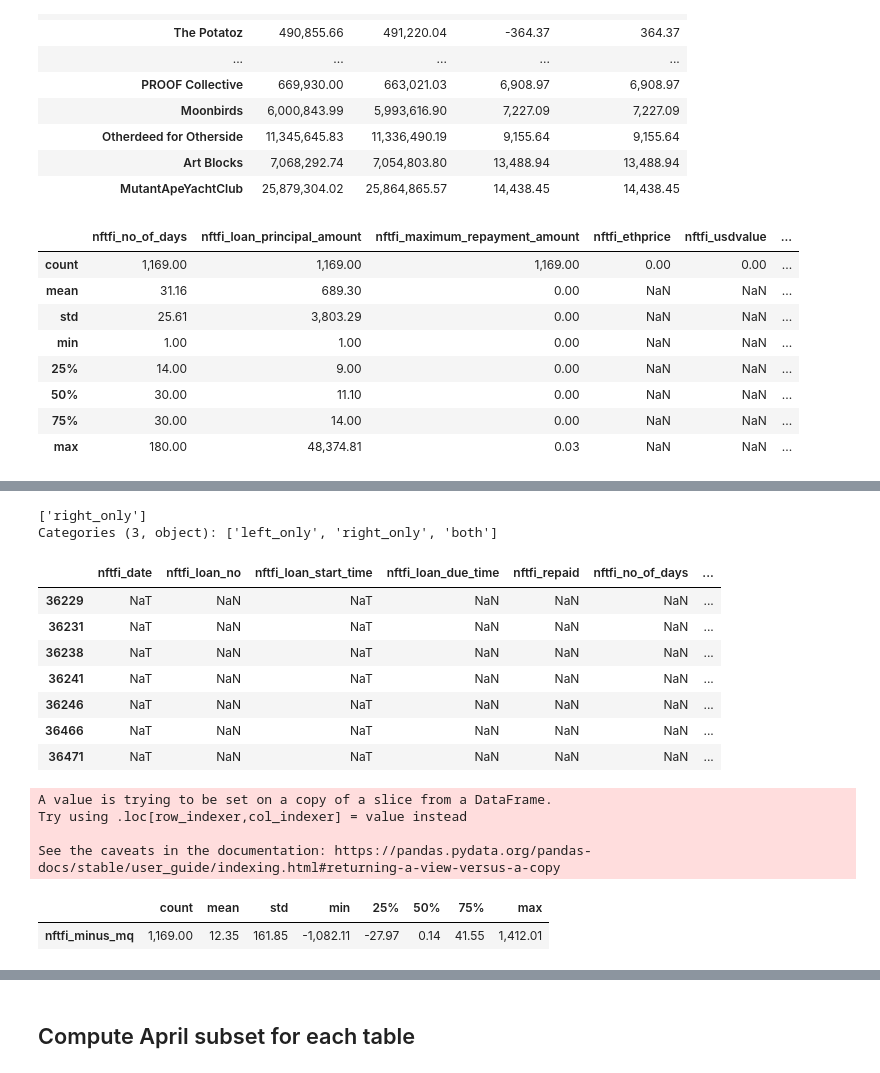
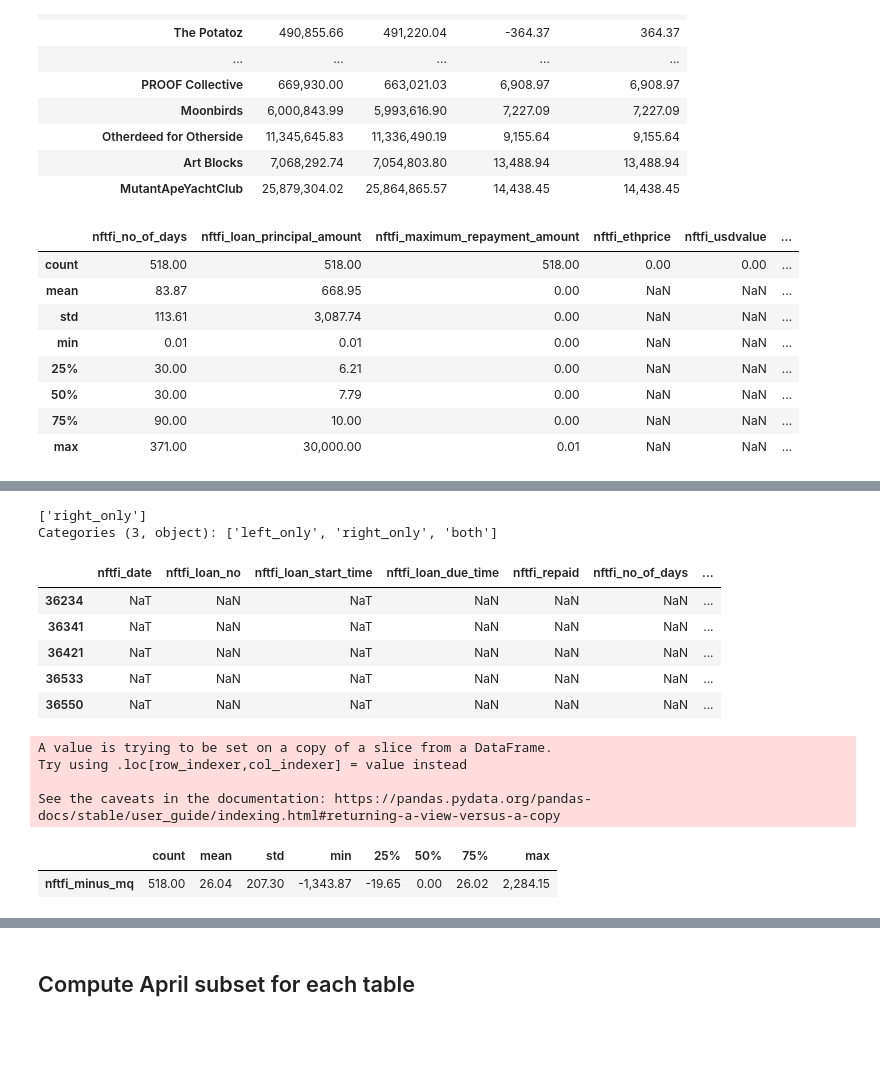
Before and after one commit to datagemsai/ChartGPT-API, a Jupyter notebook: analysis/metaquants_analysis/mq_nftfi_rchen_aggregate_collection.ipynb, the cells around one changed output, grey strips where cells are left out. Cells and saved outputs as stored; diff of their text form; code cells hidden in the pictures; blank space fills up the shorter version.

```diff
--- a/analysis/metaquants_analysis/mq_nftfi_rchen_aggregate_collection.ipynb
+++ b/analysis/metaquants_analysis/mq_nftfi_rchen_aggregate_collection.ipynb
@@ -611,17 +610,17 @@ april_full_outer_without_nftfi_na.sort_values(by='nftfi_minus_mq')
 | Art Blocks | 7,068,292.74 | 7,054,803.80 | 13,488.94 | 13,488.94 |
 | MutantApeYachtClub | 25,879,304.02 | 25,864,865.57 | 14,438.45 | 14,438.45 |
 # %%
-collection_of_interest = 'MutantApeYachtClub'
+collection_of_interest = 'Art Blocks' # 'MutantApeYachtClub'
 display(april_full_outer.loc[april_full_outer['mq_collection_name'] == collection_of_interest].describe())
 display(april_full_outer.loc[april_full_outer['mq_collection_name'] == collection_of_interest].head(3))
 # %% [output]
 |  | nftfi_no_of_days | nftfi_loan_principal_amount | nftfi_maximum_repayment_amount | nftfi_ethprice | nftfi_usdvalue | ... |
-| count | 1,169.00 | 1,169.00 | 1,169.00 | 0.00 | 0.00 | ... |
-| mean | 31.16 | 689.30 | 0.00 | NaN | NaN | ... |
-| std | 25.61 | 3,803.29 | 0.00 | NaN | NaN | ... |
-| min | 1.00 | 1.00 | 0.00 | NaN | NaN | ... |
-| 25% | 14.00 | 9.00 | 0.00 | NaN | NaN | ... |
-| 50% | 30.00 | 11.10 | 0.00 | NaN | NaN | ... |
-| 75% | 30.00 | 14.00 | 0.00 | NaN | NaN | ... |
-| max | 180.00 | 48,374.81 | 0.03 | NaN | NaN | ... |
+| count | 518.00 | 518.00 | 518.00 | 0.00 | 0.00 | ... |
+| mean | 83.87 | 668.95 | 0.00 | NaN | NaN | ... |
+| std | 113.61 | 3,087.74 | 0.00 | NaN | NaN | ... |
+| min | 0.01 | 0.01 | 0.00 | NaN | NaN | ... |
+| 25% | 30.00 | 6.21 | 0.00 | NaN | NaN | ... |
+| 50% | 30.00 | 7.79 | 0.00 | NaN | NaN | ... |
+| 75% | 90.00 | 10.00 | 0.00 | NaN | NaN | ... |
+| max | 371.00 | 30,000.00 | 0.01 | NaN | NaN | ... |
 |  | nftfi_date | nftfi_loan_no | nftfi_loan_start_time | nftfi_loan_due_time | nftfi_repaid | nftfi_no_of_days | ... |
@@ -635,13 +634,11 @@ april_full_outer.loc[april_full_outer['mq_collection_name'] == collection_of_int
 ['right_only']
 Categories (3, object): ['left_only', 'right_only', 'both']
 |  | nftfi_date | nftfi_loan_no | nftfi_loan_start_time | nftfi_loan_due_time | nftfi_repaid | nftfi_no_of_days | ... |
-| 36229 | NaT | NaN | NaT | NaN | NaN | NaN | ... |
-| 36231 | NaT | NaN | NaT | NaN | NaN | NaN | ... |
-| 36238 | NaT | NaN | NaT | NaN | NaN | NaN | ... |
-| 36241 | NaT | NaN | NaT | NaN | NaN | NaN | ... |
-| 36246 | NaT | NaN | NaT | NaN | NaN | NaN | ... |
-| 36466 | NaT | NaN | NaT | NaN | NaN | NaN | ... |
-| 36471 | NaT | NaN | NaT | NaN | NaN | NaN | ... |
+| 36234 | NaT | NaN | NaT | NaN | NaN | NaN | ... |
+| 36341 | NaT | NaN | NaT | NaN | NaN | NaN | ... |
+| 36421 | NaT | NaN | NaT | NaN | NaN | NaN | ... |
+| 36533 | NaT | NaN | NaT | NaN | NaN | NaN | ... |
+| 36550 | NaT | NaN | NaT | NaN | NaN | NaN | ... |
 # %%
 # TODO: compute the implied ETH price
 april_full_outer_for_collection = april_full_outer.loc[april_full_outer['mq_collection_name'] == collection_of_interest]
@@ -653,4 +650,4 @@ Try using .loc[row_indexer,col_indexer] = value instead
 
 See the caveats in the documentation: https://pandas.pydata.org/pandas-docs/stable/user_guide/indexing.html#returning-a-view-versus-a-copy
 |  | count | mean | std | min | 25% | 50% | 75% | max |
-| nftfi_minus_mq | 1,169.00 | 12.35 | 161.85 | -1,082.11 | -27.97 | 0.14 | 41.55 | 1,412.01 |
+| nftfi_minus_mq | 518.00 | 26.04 | 207.30 | -1,343.87 | -19.65 | 0.00 | 26.02 | 2,284.15 |
```
Also changed, not shown: parts of 7 cells of this notebook.
